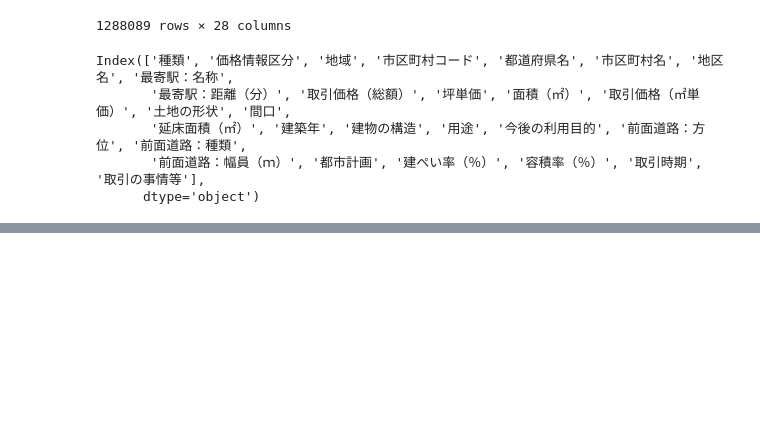
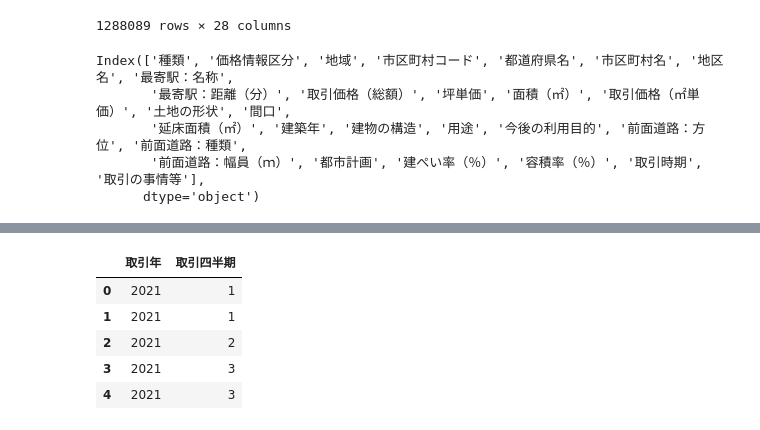
Before and after one commit to shun0109/colab, a Jupyter notebook: processing.ipynb, the cells around one changed output, grey strips where cells are left out. Saved outputs shown, nothing was run; the diff lists cells and outputs as text; code cells hidden in the pictures; blank space fills up the shorter version.

```diff
--- a/processing.ipynb
+++ b/processing.ipynb
@@ -76,0 +102,11 @@ Index(['種類', '価格情報区分', '地域', '市区町村コード', '都
+# %%
+df=df.assign(取引年=df['取引時期'].str.split(r"年第|四半期",expand=True).iloc[:,0])
+df=df.assign(取引四半期=df['取引時期'].str.split(r"年第|四半期",expand=True).iloc[:,1])
+df[['取引年','取引四半期']].head()
+# %% [output]
+|  | 取引年 | 取引四半期 |
+| 0 | 2021 | 1 |
+| 1 | 2021 | 1 |
+| 2 | 2021 | 2 |
+| 3 | 2021 | 3 |
+| 4 | 2021 | 3 |
```
Also changed, not shown: parts of 19 cells of this notebook.
